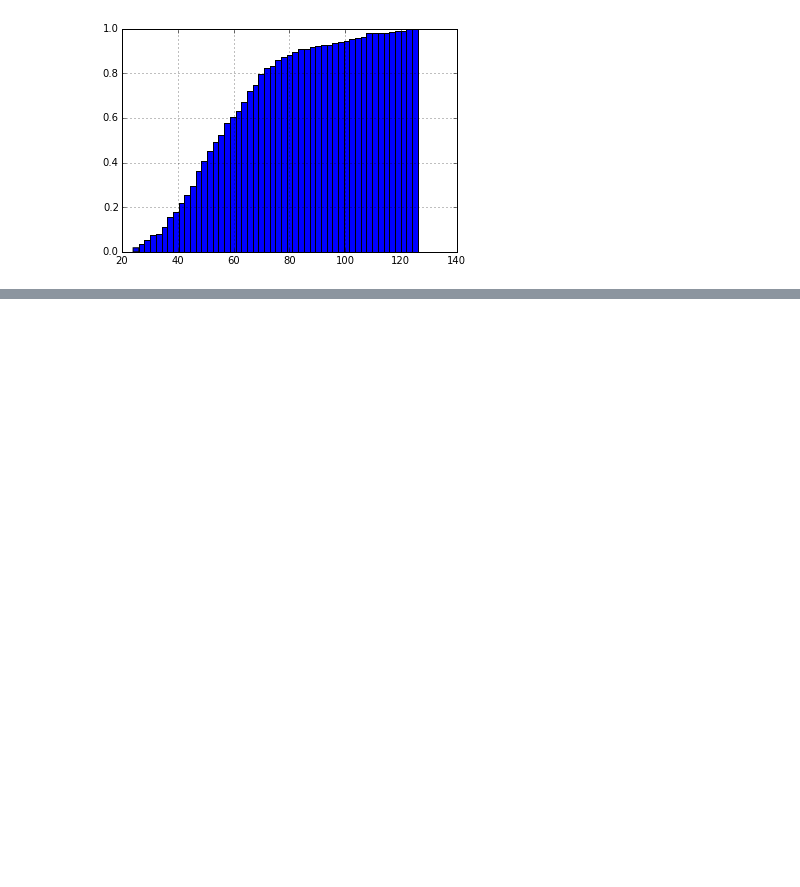
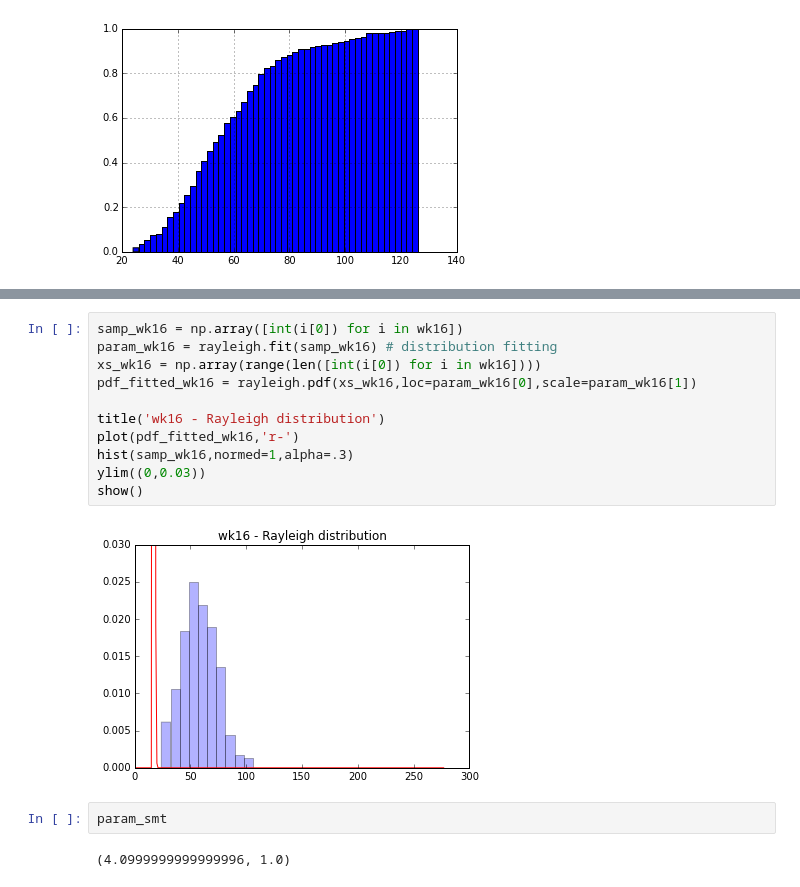
Before and after one commit to dvalenzano/uBiome_Network, a Jupyter notebook: Network_distribution_powerfit.ipynb, the cells around one changed output, grey strips where cells are left out. Cells and saved outputs as stored; diff of their text form; blank space fills up the shorter version.

```diff
--- a/Network_distribution_powerfit.ipynb
+++ b/Network_distribution_powerfit.ipynb
@@ -171,0 +189,17 @@ xSer.hist(cumulative=True, normed=1, bins=50)
+# %%
+samp_wk16 = np.array([int(i[0]) for i in wk16])
+param_wk16 = rayleigh.fit(samp_wk16) # distribution fitting
+xs_wk16 = np.array(range(len([int(i[0]) for i in wk16])))
+pdf_fitted_wk16 = rayleigh.pdf(xs_wk16,loc=param_wk16[0],scale=param_wk16[1])
+
+title('wk16 - Rayleigh distribution')
+plot(pdf_fitted_wk16,'r-')
+hist(samp_wk16,normed=1,alpha=.3)
+ylim((0,0.03))
+show()
+# %% [output]
+[figure, added]
+# %%
+param_smt
+# %% [output]
+(4.0999999999999996, 1.0)
```
Also changed, not shown: parts of 9 cells of this notebook.
